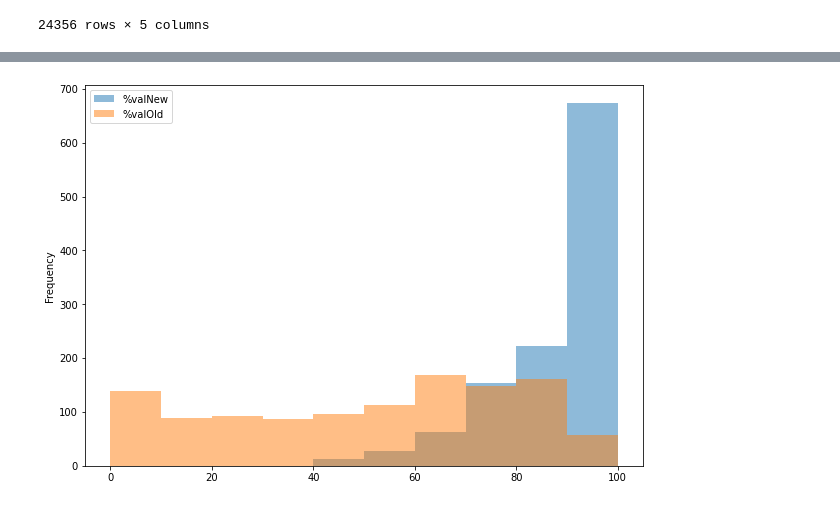
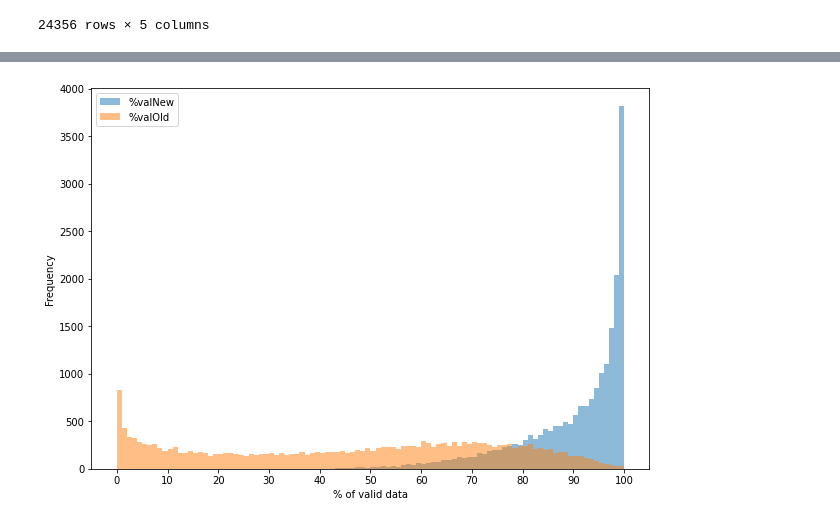
Before and after one commit to mvidaldp/msw-bmbf_da, a Jupyter notebook: checks/check_valid.ipynb, the cells around one changed output, grey strips where cells are left out. Cells and saved outputs as stored; diff of their text form; code cells hidden in the pictures.

Commit message:
Update notebooks, add general plots and stats about conditions, expos and sides

```diff
--- a/checks/check_valid.ipynb
+++ b/checks/check_valid.ipynb
@@ -90,4 +50,0 @@ FileNotFoundError: [Errno 2] No such file or directory: '../data/colliders_old/P
-# %%
-checks = pd.DataFrame(checks)
-checks = checks.set_index("uid")
-checks
@@ -156,5 +72,7 @@ Name: %nullNew, dtype: float64
 # %%
-checks[["%valNew", "%valOld"]].plot.hist(figsize=(10, 7), alpha=0.5, bins=10)
+ax = checks[["%valNew", "%valOld"]].plot.hist(figsize=(10, 7), alpha=0.5, bins=100)
+ax.set_xticks([i * 10 for i in range(0, 11)])
+ax.set_xlabel("% of valid data")
 plt.show()
 # %% [output]
-[figure, old version]
+[figure, new version]
```
Also changed, not shown: parts of 10 cells of this notebook, 4 other files.
